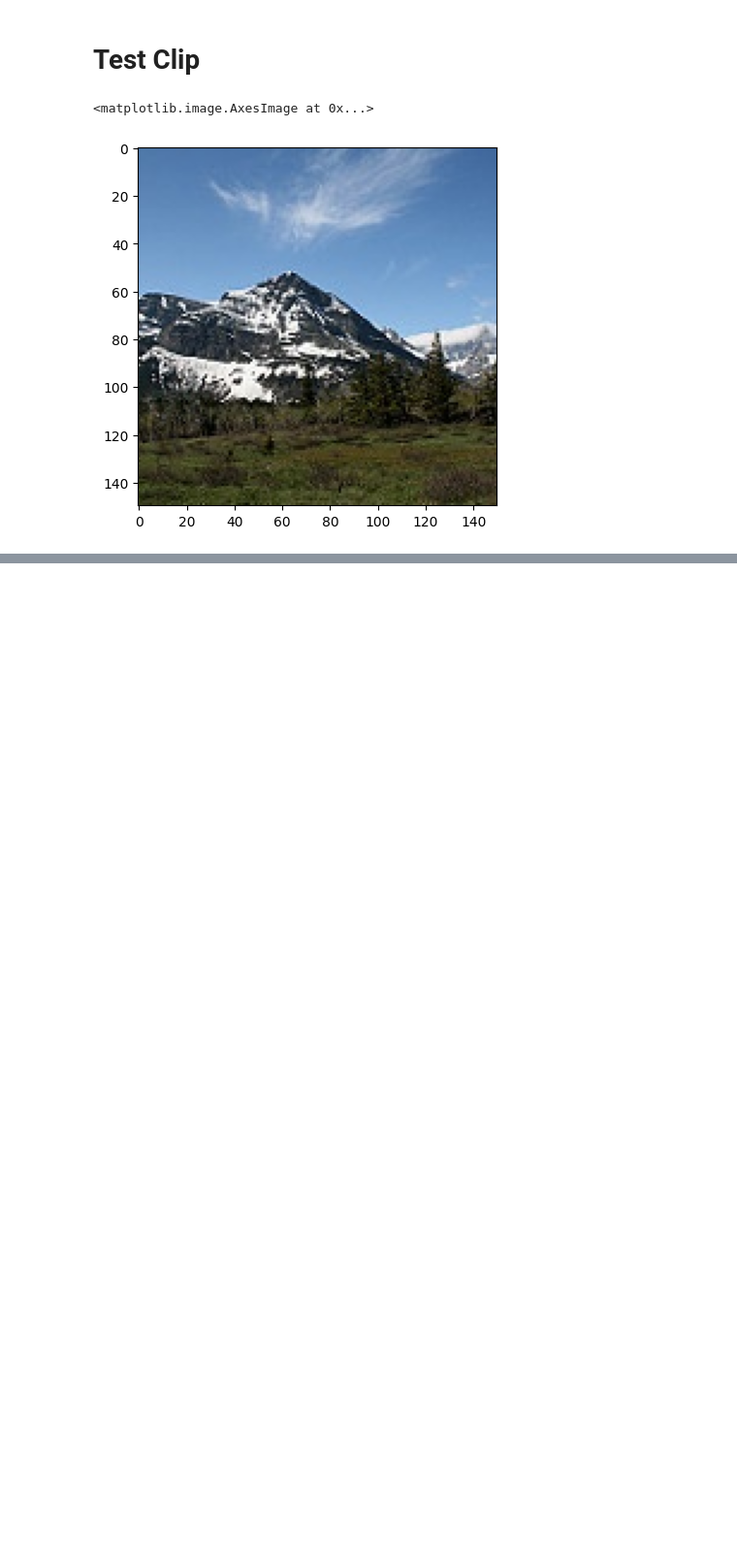
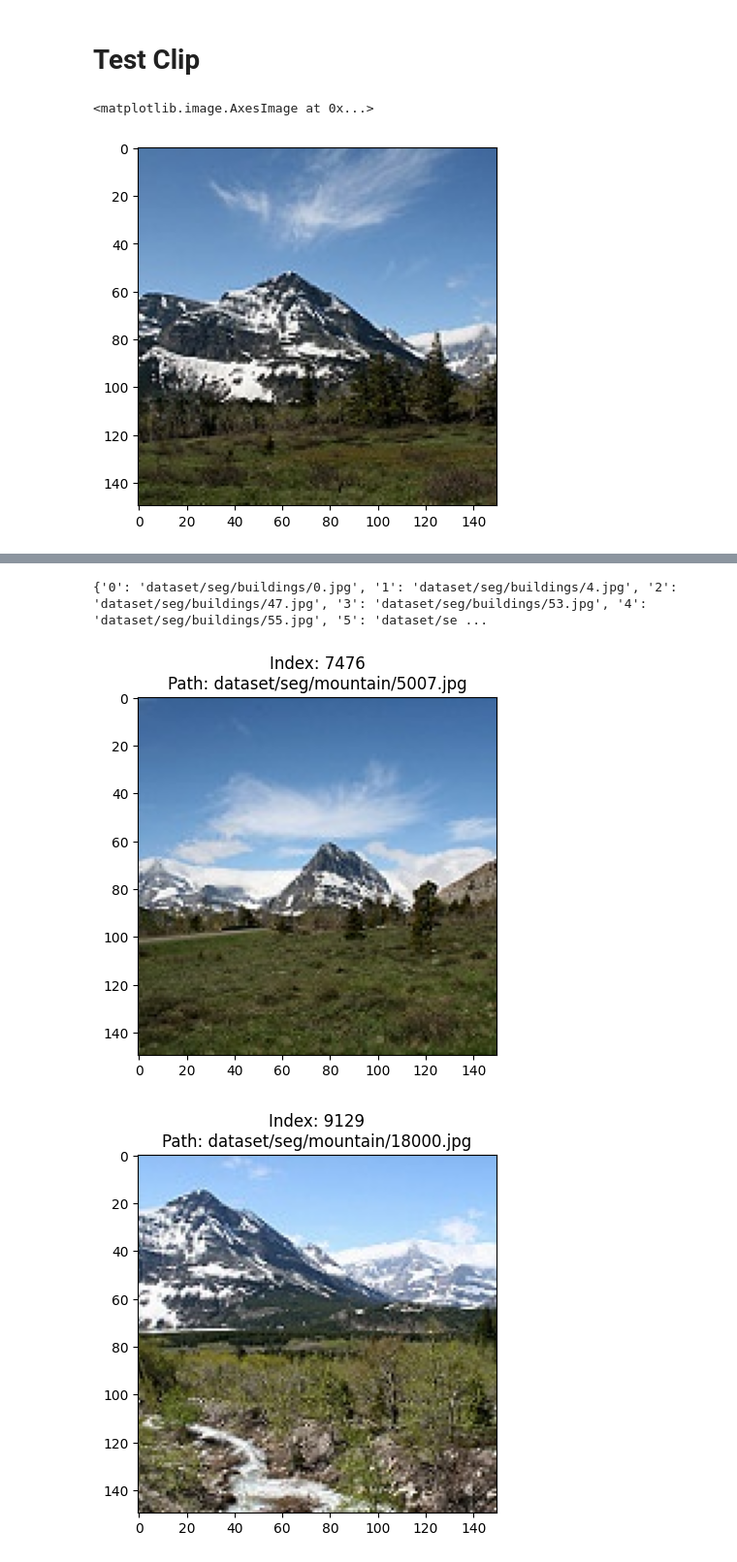
Before and after one commit to BPhucKHMT/Image_Similarity, a Jupyter notebook: Clip.ipynb, the cells around one changed output, grey strips where cells are left out. Shown at 97% size. Cells and saved outputs as stored; diff of their text form; code cells hidden in the pictures; blank space fills up the shorter version.

```diff
--- a/Clip.ipynb
+++ b/Clip.ipynb
@@ -8,11 +8,6 @@ import numpy as np
 from PIL import Image
 from tqdm import tqdm
 import matplotlib.pyplot as plt
-# %%
-data_dir = 'dataset/seg'
-all_img_path = dict()
-for folder in os.listdir(data_dir):
-    all_img_path[folder] = glob.glob(os.path.join(data_dir, folder, '*.jpg'))
 # %%
 device = "cuda" if torch.cuda.is_available() else "cpu"
 model, preprocess = clip.load("ViT-B/32", device=device)
@@ -18,0 +28,3 @@ model, preprocess = clip.load("ViT-B/32", device=device)
+# %%
+all_img_path = all_img_path()
+print(all_img_path)
@@ -50,3 +69,17 @@ faiss.write_index(index, 'faiss_clip.bin')
+# %%
+import json
+
+# Tạo file id2img.json nếu chưa có
+id2img_path = 'id2img.json'
+if not os.path.exists(id2img_path):
+    id2img = {}
+    cnt = 0
+    for folder in all_img_path:
+        for img_path in all_img_path[folder]:
+            id2img[str(cnt)] = img_path
+            cnt += 1
+    with open(id2img_path, 'w', encoding='utf-8') as f:
+        json.dump(id2img, f, ensure_ascii=False, indent=2)
 # %% [markdown]
 # Test Clip
 # %%
@@ -89,11 +122 @@ Index:  [8659 7970 8994 8531 7224]
 Image paths:
-# %%
-for idx in idxs:
-    for folder in os.listdir(data_dir):
-        img_paths = glob.glob(os.path.join(data_dir, folder, '*.jpg'))
-        if idx < len(img_paths):
-            plt.imshow(Image.open(img_paths[idx]).convert("RGB"))
-            plt.show()
-            break
-        else:
-            idx -= len(img_paths)
@@ -105,0 +123,14 @@ for idx in idxs:
+# %%
+import json
+id2img = json.load(open('id2img.json', 'r'))
+print(id2img)
+for idx in idxs:
+    idx= str(idx)
+    img_path = id2img[idx]
+    plt.title(f"Index: {idx}\nPath: {img_path}")
+    plt.imshow(Image.open(img_path).convert("RGB"))
+    plt.show()
+# %% [output]
+{'0': 'dataset/seg/buildings/0.jpg', '1': 'dataset/seg/buildings/4.jpg', '2': 'dataset/seg/buildings/47.jpg', '3': 'dataset/seg/buildings/53.jpg', '4': 'dataset/seg/buildings/55.jpg', '5': 'dataset/se ...
+[figure, added]
+[figure, added]
```
Also changed, not shown: parts of 7 cells of this notebook, 11 other files.
